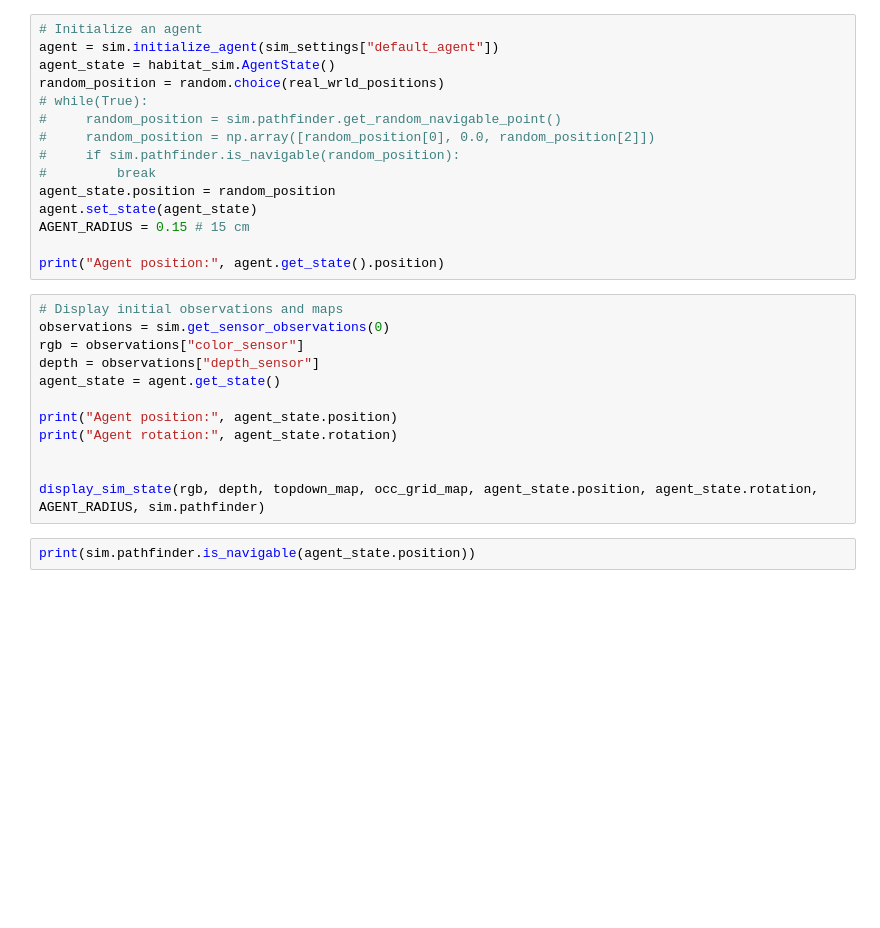
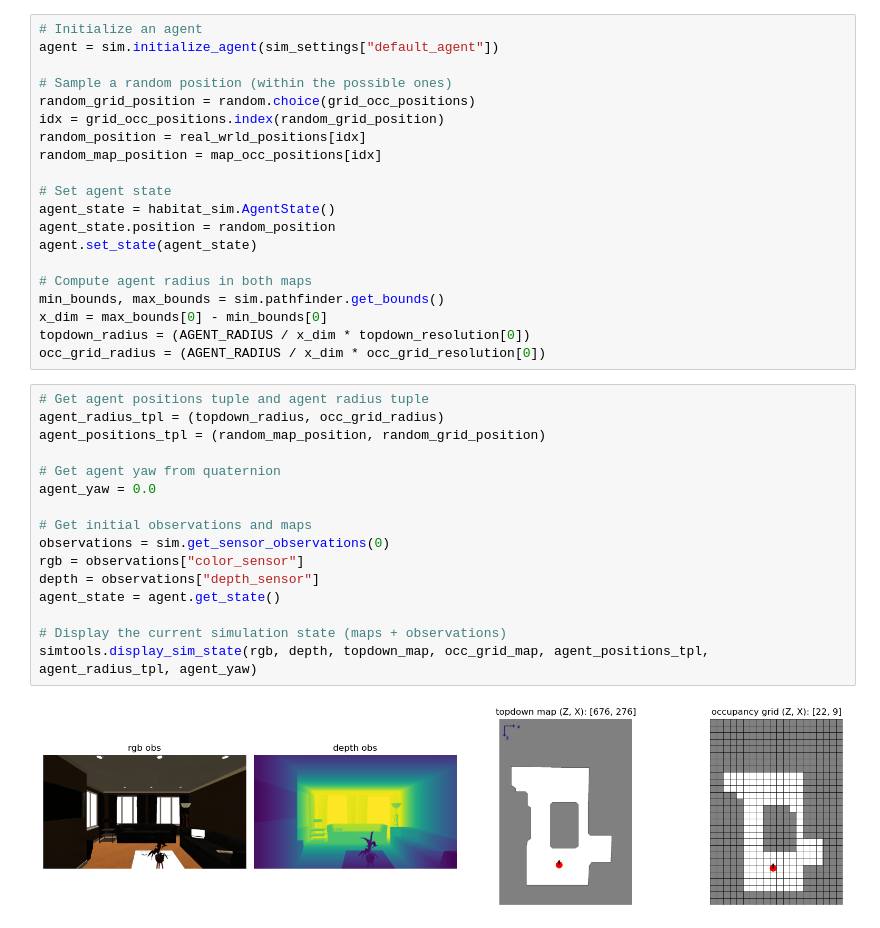
Before and after one commit to joaocb2002/ObjectNav-Msc, a Jupyter notebook: main.ipynb, the cells around one changed output. Saved outputs shown, nothing was run; the diff lists cells and outputs as text; blank space fills up the shorter version.

```diff
--- a/main.ipynb
+++ b/main.ipynb
@@ -247,29 +159,38 @@ def display_sim_state(rgb_obs, depth_obs, topdown_map, occ_grid_map, agent_pos,
-# %%
-# Initialize an agent
-agent = sim.initialize_agent(sim_settings["default_agent"])
-agent_state = habitat_sim.AgentState()
-random_position = random.choice(real_wrld_positions)
-# while(True):
-#     random_position = sim.pathfinder.get_random_navigable_point()
-#     random_position = np.array([random_position[0], 0.0, random_position[2]])
-#     if sim.pathfinder.is_navigable(random_position):
-#         break
-agent_state.position = random_position
-agent.set_state(agent_state)
-AGENT_RADIUS = 0.15 # 15 cm
-
-print("Agent position:", agent.get_state().position)
+# %%
+# Initialize an agent
+agent = sim.initialize_agent(sim_settings["default_agent"])
+
+# Sample a random position (within the possible ones)
+random_grid_position = random.choice(grid_occ_positions)
+idx = grid_occ_positions.index(random_grid_position)
+random_position = real_wrld_positions[idx]
+random_map_position = map_occ_positions[idx]
+
+# Set agent state
+agent_state = habitat_sim.AgentState()
+agent_state.position = random_position
+agent.set_state(agent_state)
+
+# Compute agent radius in both maps
+min_bounds, max_bounds = sim.pathfinder.get_bounds()
+x_dim = max_bounds[0] - min_bounds[0]
+topdown_radius = (AGENT_RADIUS / x_dim * topdown_resolution[0])
+occ_grid_radius = (AGENT_RADIUS / x_dim * occ_grid_resolution[0])
 # %%
-# Display initial observations and maps
+# Get agent positions tuple and agent radius tuple
+agent_radius_tpl = (topdown_radius, occ_grid_radius)
+agent_positions_tpl = (random_map_position, random_grid_position)
+
+# Get agent yaw from quaternion
+agent_yaw = 0.0
+
+# Get initial observations and maps
 observations = sim.get_sensor_observations(0)
 rgb = observations["color_sensor"]
 depth = observations["depth_sensor"]
 agent_state = agent.get_state()
 
-print("Agent position:", agent_state.position)
-print("Agent rotation:", agent_state.rotation)
-
-
-display_sim_state(rgb, depth, topdown_map, occ_grid_map, agent_state.position, agent_state.rotation, AGENT_RADIUS, sim.pathfinder)
+# Display the current simulation state (maps + observations)
+simtools.display_sim_state(rgb, depth, topdown_map, occ_grid_map, agent_positions_tpl, agent_radius_tpl, agent_yaw)
+# %% [output]
+[figure, added]
-# %%
-print(sim.pathfinder.is_navigable(agent_state.position))
```
Also changed, not shown: parts of 13 cells of this notebook, 2 other files.
